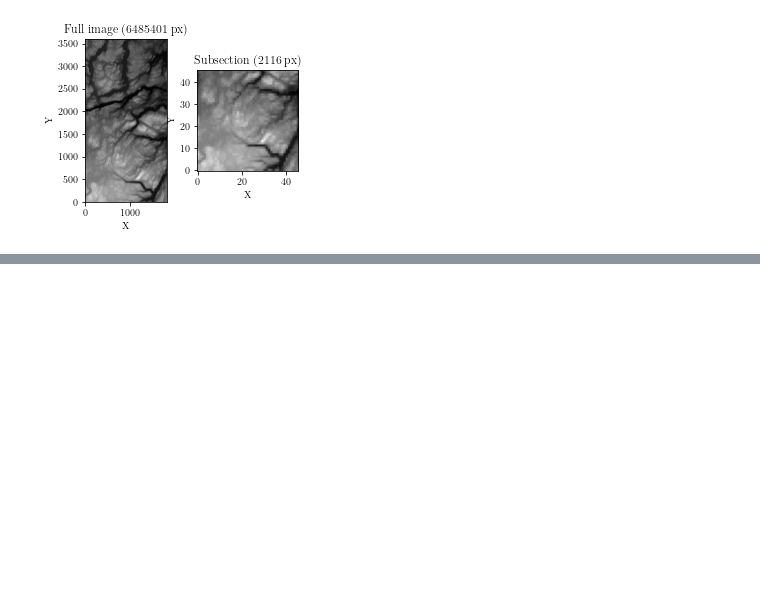
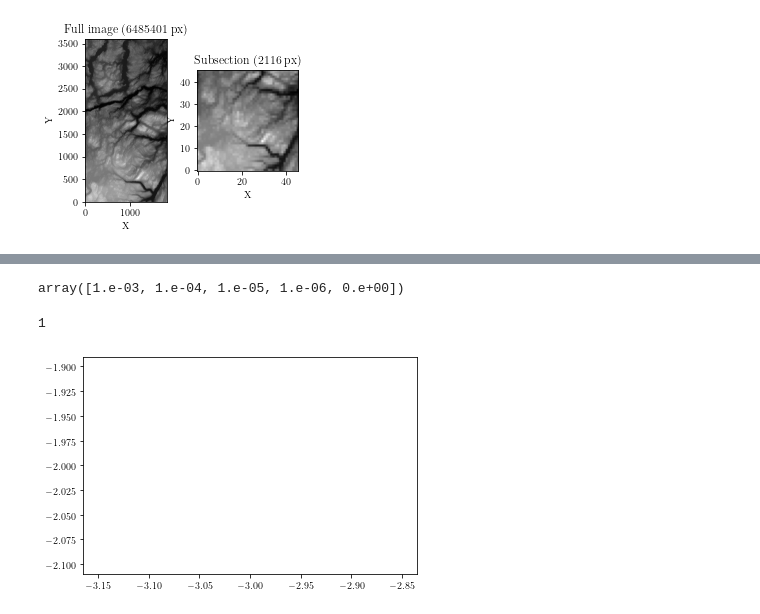
Before and after one commit to nicholaskarlsen/FYS-STK4155, a Jupyter notebook: project_2/notebooks/Terrain_grid_search.ipynb, the cells around one changed output, grey strips where cells are left out. Cells and saved outputs as stored; diff of their text form; code cells hidden in the pictures; blank space fills up the shorter version.

```diff
--- a/project_2/notebooks/Terrain_grid_search.ipynb
+++ b/project_2/notebooks/Terrain_grid_search.ipynb
@@ -122,0 +94,12 @@ Initializing weights using: He
+# %%
+tot_epochs = 100
+
+penalties = np.array([1e-3, 1e-4, 1e-5, 1e-6, 0])
+learning_rate = np.array([1e-2, 1e-3, 1e-4, 1e-5, 1e-6])
+
+N_penalties = len(penalties)
+N_learning_rate = len(learning_rate)
+
+Sigmoid_MSE = np.zeros([N_penalties, N_learning_rate])
+ReLU_MSE = np.zeros([N_penalties, N_learning_rate])
+LeakyReLU_MSE = np.zeros([N_penalties, N_learning_rate])
@@ -122,0 +215,15 @@ Initializing weights using: He
+# %%
+for j in range(N_penalties):
+    for k in range(N_learning_rate):
+        FFNN_score_func = generate_FFNN_score_func(
+                N_minibatches=int(len(xy_train)/32),
+                learning_rate = learning_rate[k],
+                n_epochs = tot_epochs,
+                network_shape = [50, 50, 50],
+                activation = LeakyReLU,
+                activation_out = ID,
+                lambd = penalties[j],
+                init_weights_method = "he"
+            )
+
+        LeakyReLU_MSE[j,k] = CrossValidation(xy_full, z_full, FFNN_score_func, 5)
@@ -122,0 +261,24 @@ Initializing weights using: He
+# %%
+penalties
+# %% [output]
+array([1.e-03, 1.e-04, 1.e-05, 1.e-06, 0.e+00])
+# %%
+#plt.figure(figsize=(4, 3))
+x = np.copy(penalties)
+x[:-1] = np.log10(x[:-1])
+y = np.log10(learning_rate)
+
+#X, Y = np.meshgrid(np.log10(penalties), np.log10(learning_rate))
+plt.contourf(X, Y, LeakyReLU_MSE)
+"""
+plt.colorbar()
+plt.xlabel("$\\log_{10}(\lambda)$")
+plt.ylabel("Complexity")
+plt.title("MSE")
+plt.tight_layout()
+plt.savefig(FIGPATH + f"LASSO_CV_Franke_contour_N_{n}.pdf")
+"""
+1
+# %% [output]
+1
+[figure, added]
```
Also changed, not shown: parts of 10 cells of this notebook, 4 other files.
